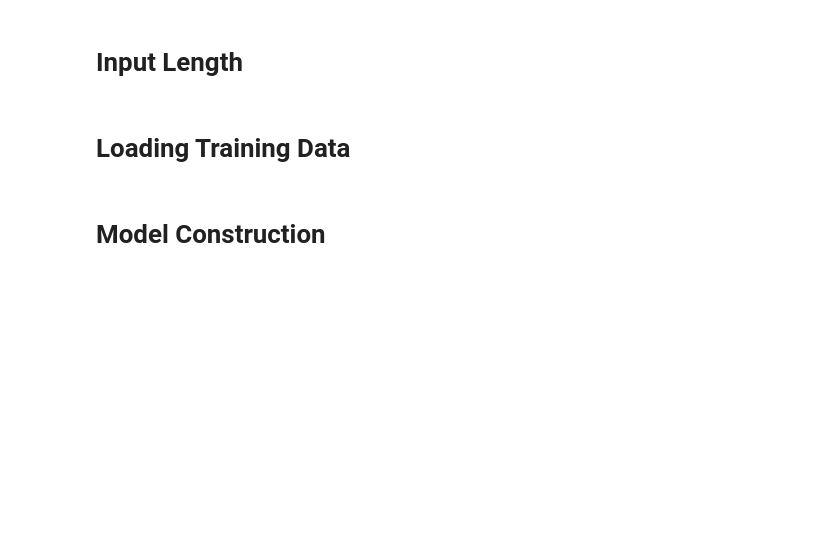
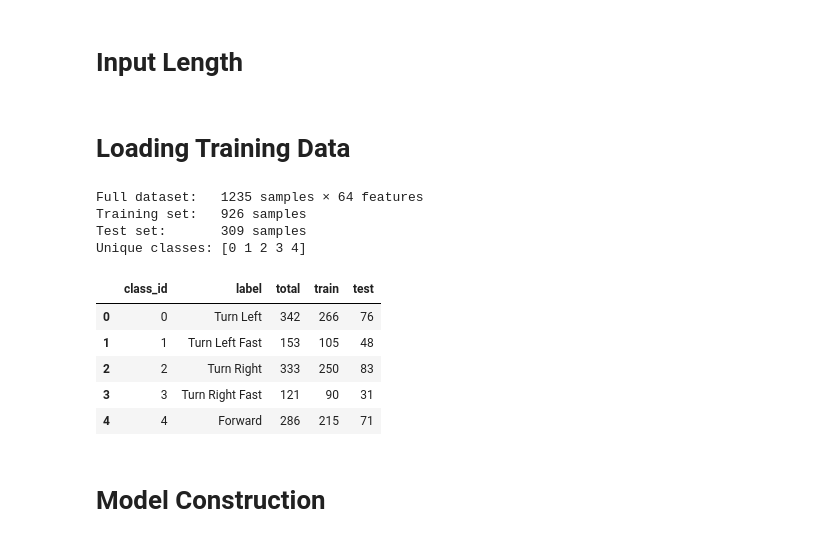
Before and after one commit to yunusdanabas/hand_steer_sim, a Jupyter notebook: hand_steer_sim/model/steering_mode/notebooks/point_history_classification.ipynb, the cells around one changed output. Cells and saved outputs as stored; diff of their text form; code cells hidden in the pictures; blank space fills up the shorter version.

```diff
--- a/hand_steer_sim/model/steering_mode/notebooks/point_history_classification.ipynb
+++ b/hand_steer_sim/model/steering_mode/notebooks/point_history_classification.ipynb
@@ -17,3 +23,12 @@ tflite_save_path = f'{base_path}/hand_steer_sim/model/steering_mode/point_histor
 # Number of Classes Setting
 # %%
 NUM_CLASSES  = 5
+# %%
+label_csv      = f'{base_path}/hand_steer_sim/model/steering_mode/point_history_classifier/point_history_classifier_label.csv'
+
+with open(label_csv, encoding="utf-8-sig") as f:
+    label_names = [l.strip() for l in f]
+
+print(label_names)
+
+assert len(label_names) == NUM_CLASSES
@@ -20,7 +37,7 @@ NUM_CLASSES  = 5
 # %% [markdown]
 # Input Length
 # %%
-TIME_STEPS   = 16
+TIME_STEPS   = 8
 PTS_PER_STEP = 4    # index, middle, ring, pinky MCP
 DIMENSION    = PTS_PER_STEP * 2  # x,y per point → 8
 FEATURE_LEN  = TIME_STEPS * DIMENSION  # 16 * 8 =128
@@ -45,6 +62,42 @@ X_train, X_test, y_train, y_test = train_test_split(
     X_dataset, y_dataset,
     train_size=0.75, random_state=42
 )
+# %%
+import pandas as pd
+import matplotlib.pyplot as plt
+import numpy as np
+
+# 1) Print basic shapes
+print(f"Full dataset:   {X_dataset.shape[0]} samples × {X_dataset.shape[1]} features")
+print(f"Training set:   {X_train.shape[0]} samples")
+print(f"Test set:       {X_test.shape[0]} samples")
+print(f"Unique classes: {np.unique(y_dataset)}\n")
+
+# 2) Build a summary table of class counts
+classes, total_counts = np.unique(y_dataset,   return_counts=True)
+_,      train_counts = np.unique(y_train,     return_counts=True)
+_,      test_counts  = np.unique(y_test,      return_counts=True)
+
+df_summary = pd.DataFrame({
+    "class_id":  classes,
+    "label":     [label_names[c] for c in classes],
+    "total":     total_counts,
+    "train":     train_counts,
+    "test":      test_counts,
+})
+# Display as table
+df_summary
+# %% [output]
+Full dataset:   1235 samples × 64 features
+Training set:   926 samples
+Test set:       309 samples
+Unique classes: [0 1 2 3 4]
+|  | class_id | label | total | train | test |
+| 0 | 0 | Turn Left | 342 | 266 | 76 |
+| 1 | 1 | Turn Left Fast | 153 | 105 | 48 |
+| 2 | 2 | Turn Right | 333 | 250 | 83 |
+| 3 | 3 | Turn Right Fast | 121 | 90 | 31 |
+| 4 | 4 | Forward | 286 | 215 | 71 |
 # %% [markdown]
 # Model Construction
 # %%
```
Also changed, not shown: parts of 12 cells of this notebook, 21 other files.
